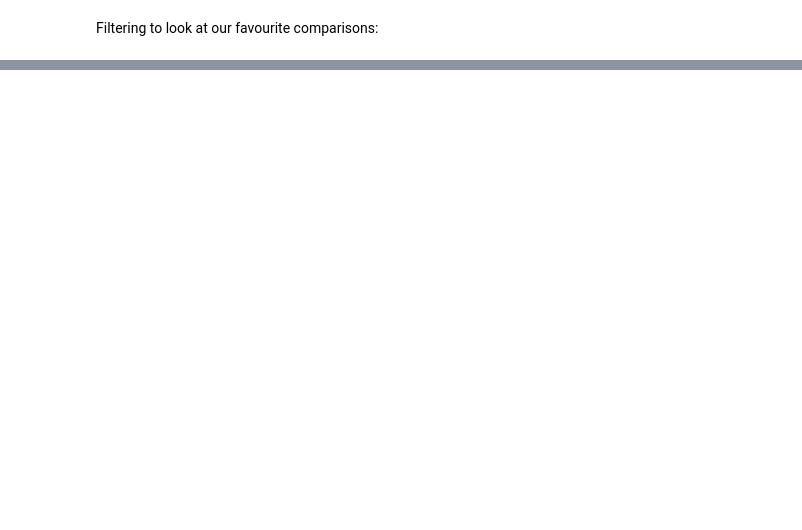
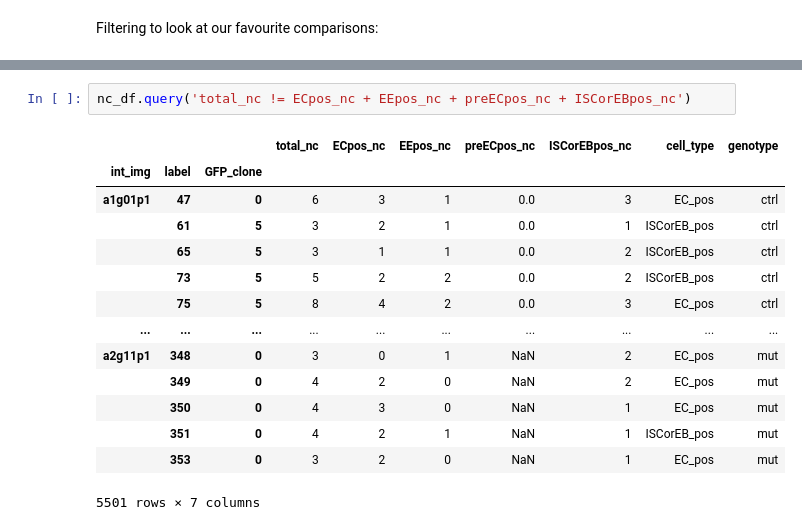
Before and after one commit to morriso1/clonedetective, a Jupyter notebook: 04_Tutorial_Downstream_Analysis_Python.ipynb, the cells around one changed output, grey strips where cells are left out. Cells and saved outputs as stored; diff of their text form; blank space fills up the shorter version.

```diff
--- a/04_Tutorial_Downstream_Analysis_Python.ipynb
+++ b/04_Tutorial_Downstream_Analysis_Python.ipynb
@@ -297,0 +327,17 @@ stat_df.query("comparisons in @contrasts")
+# %%
+nc_df.query('total_nc != ECpos_nc + EEpos_nc + preECpos_nc + ISCorEBpos_nc')
+# %% [output]
+|  |  |  | total_nc | ECpos_nc | EEpos_nc | preECpos_nc | ISCorEBpos_nc | cell_type | genotype |
+| int_img | label | GFP_clone |  |  |  |  |  |  |  |
+| a1g01p1 | 47 | 0 | 6 | 3 | 1 | 0.0 | 3 | EC_pos | ctrl |
+|  | 61 | 5 | 3 | 2 | 1 | 0.0 | 1 | ISCorEB_pos | ctrl |
+|  | 65 | 5 | 3 | 1 | 1 | 0.0 | 2 | ISCorEB_pos | ctrl |
+|  | 73 | 5 | 5 | 2 | 2 | 0.0 | 2 | ISCorEB_pos | ctrl |
+|  | 75 | 5 | 8 | 4 | 2 | 0.0 | 3 | EC_pos | ctrl |
+| ... | ... | ... | ... | ... | ... | ... | ... | ... | ... |
+| a2g11p1 | 348 | 0 | 3 | 0 | 1 | NaN | 2 | EC_pos | mut |
+|  | 349 | 0 | 4 | 2 | 0 | NaN | 2 | EC_pos | mut |
+|  | 350 | 0 | 4 | 3 | 0 | NaN | 1 | EC_pos | mut |
+|  | 351 | 0 | 4 | 2 | 1 | NaN | 1 | ISCorEB_pos | mut |
+|  | 353 | 0 | 3 | 2 | 0 | NaN | 1 | EC_pos | mut |
+5501 rows × 7 columns
```
Also changed, not shown: parts of 6 cells of this notebook, 2 other files.
